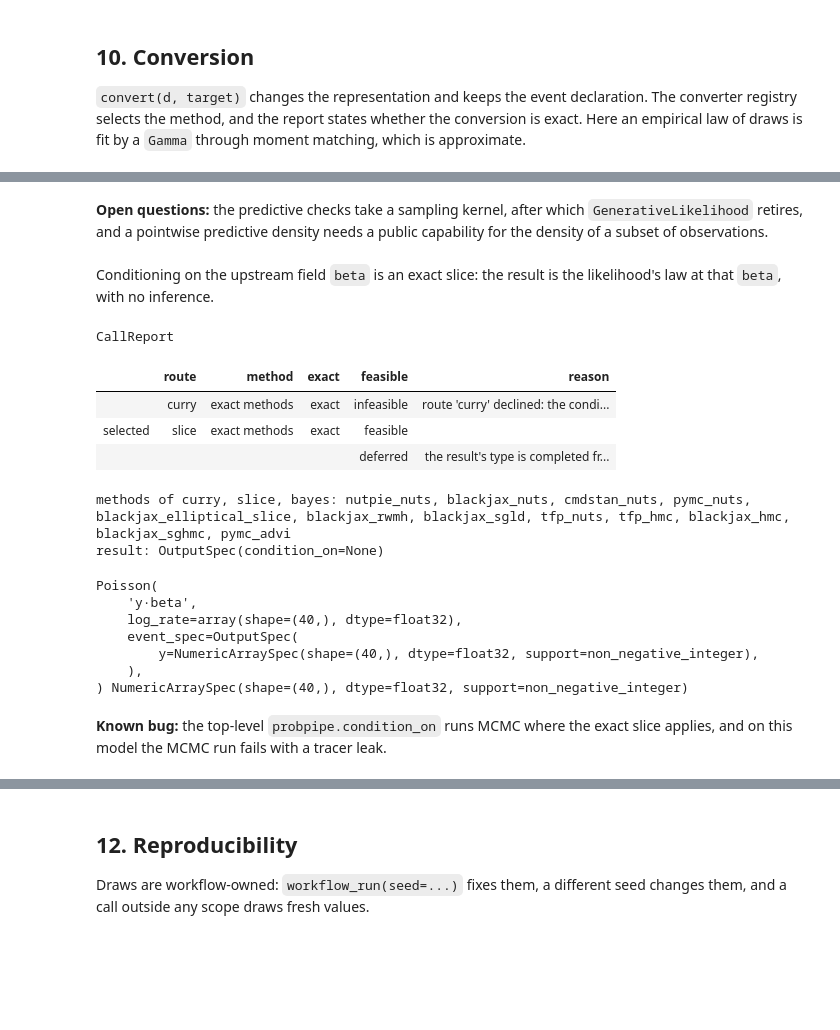
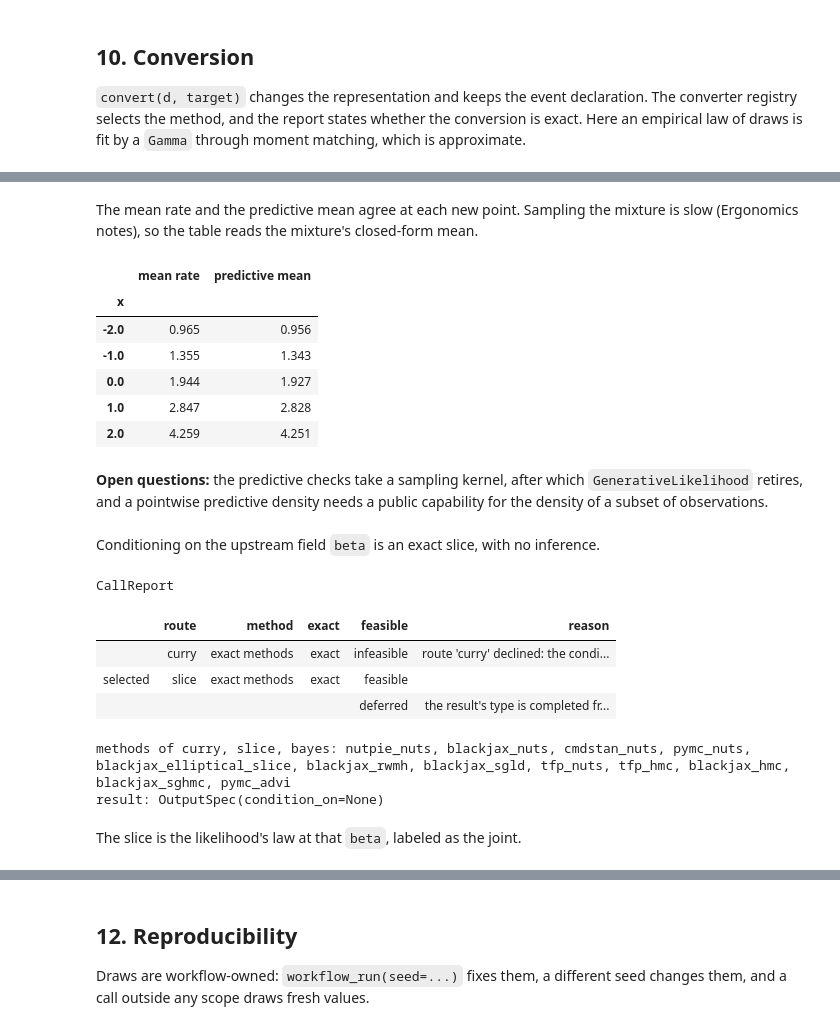
Before and after one commit to TARPS-group/prob-pipe, a Jupyter notebook: docs/tutorials/overhaul_tour.ipynb, the cells around one changed output, grey strips where cells are left out. Drawn from its saved outputs; the diff is of its cells as text; code cells hidden in the pictures; blank space fills up the shorter version.

```diff
--- a/docs/tutorials/overhaul_tour.ipynb
+++ b/docs/tutorials/overhaul_tour.ipynb
@@ -1820,11 +1868,25 @@ Sampling the mixture draws from every component on each call (`probpipe/families
+# %% [markdown]
+The mean rate and the predictive mean agree at each new point.
+Sampling the mixture is slow (Ergonomics notes), so the table reads the mixture's closed-form mean.
+# %%
+pd.DataFrame({"mean rate": np.asarray(mean(rates).value, dtype=float),
+              "predictive mean": np.asarray(mean(mixture).value, dtype=float)},
+             index=pd.Index(np.asarray(X_new[:, 1], dtype=float), name="x")).round(3)
+# %% [output]
+|  | mean rate | predictive mean |
+| x |  |  |
+| -2.0 | 0.965 | 0.956 |
+| -1.0 | 1.355 | 1.343 |
+| 0.0 | 1.944 | 1.927 |
+| 1.0 | 2.847 | 2.828 |
+| 2.0 | 4.259 | 4.251 |
 # %% [markdown]
 **Open questions:** the predictive checks take a sampling kernel, after which `GenerativeLikelihood` retires, and a pointwise predictive density needs a public capability for the density of a subset of observations.
 # %% [markdown]
-Conditioning on the upstream field `beta` is an exact slice: the result is the likelihood's law at that `beta`, with no inference.
+Conditioning on the upstream field `beta` is an exact slice, with no inference.
 # %%
-show_report(condition_on.check(glm_model, {"beta": jnp.array([0.5, 0.4])}))
-at_beta = condition_on(glm_model, {"beta": jnp.array([0.5, 0.4])})
-print(repr(at_beta), at_beta.event_spec.spec)
+beta_value = jnp.array([0.5, 0.4])
+condition_on.check(glm_model, {"beta": beta_value})
 # %% [output]
 CallReport
 |  | route | method | exact | feasible | reason |
@@ -1833,12 +1895,3 @@ CallReport
 |  |  |  |  | deferred | the result's type is completed fr... |
 methods of curry, slice, bayes: nutpie_nuts, blackjax_nuts, cmdstan_nuts, pymc_nuts, blackjax_elliptical_slice, blackjax_rwmh, blackjax_sgld, tfp_nuts, tfp_hmc, blackjax_hmc, blackjax_sghmc, pymc_advi
 result: OutputSpec(condition_on=None)
-Poisson(
-    'y·beta',
-    log_rate=array(shape=(40,), dtype=float32),
-    event_spec=OutputSpec(
-        y=NumericArraySpec(shape=(40,), dtype=float32, support=non_negative_integer),
-    ),
-) NumericArraySpec(shape=(40,), dtype=float32, support=non_negative_integer)
-# %% [markdown]
-**Known bug:** the top-level `probpipe.condition_on` runs MCMC where the exact slice applies, and on this model the MCMC run fails with a tracer leak.
@@ -1850,0 +1898,2 @@ except jax.errors.UnexpectedTracerError as error:
+# %% [markdown]
+The slice is the likelihood's law at that `beta`, labeled as the joint.
```
Also changed, not shown: parts of 80 cells of this notebook.
